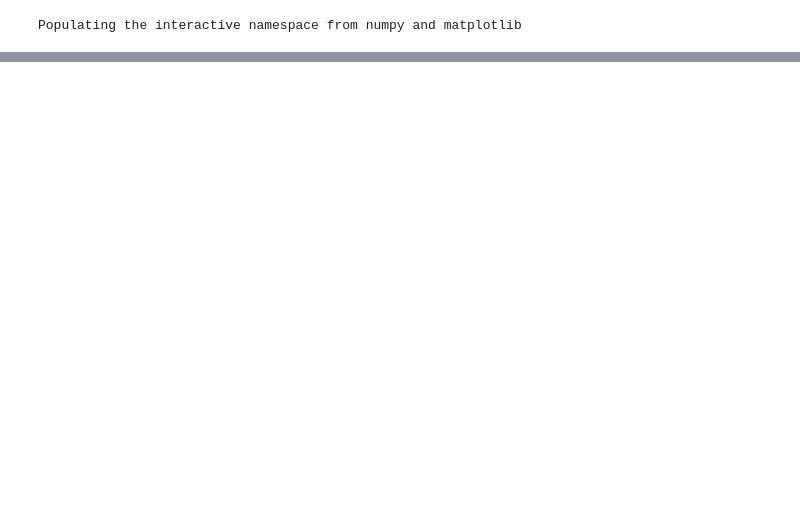
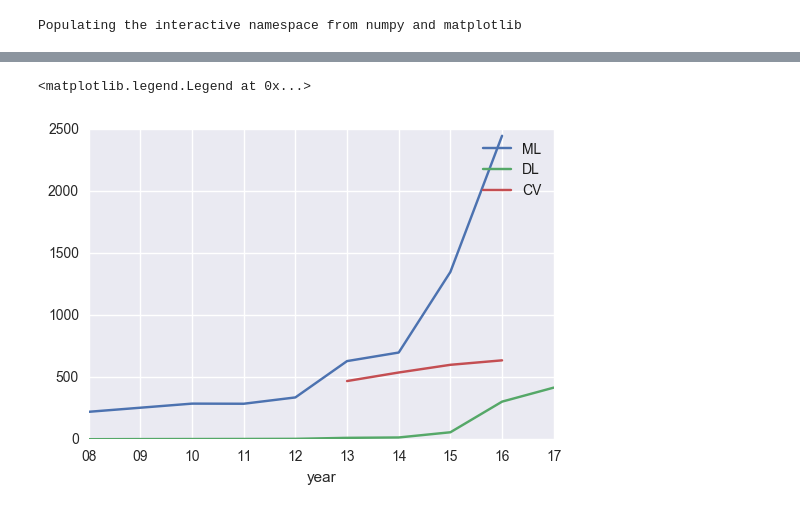
Before and after one commit to neiljelmert/DSI-Projects, a Jupyter notebook: Capstone_/Capstone_LDA.ipynb, the cells around one changed output, grey strips where cells are left out. Cells and saved outputs as stored; diff of their text form; code cells hidden in the pictures; blank space fills up the shorter version.

```diff
--- a/Capstone_/Capstone_LDA.ipynb
+++ b/Capstone_/Capstone_LDA.ipynb
@@ -103,0 +44,2 @@ df_open_rev['source'] = 'OpenReview'
+# %%
+df_statml = df_statml.sort_values(by="created_at").reset_index(drop=True)
@@ -214,0 +297,26 @@ result.groupby(['year', 'genre']).count()["title"].plot(kind="bar")
+# %%
+res_ml = result[result.genre=='ML']
+res_dl = result[result.genre=='DL']
+res_cv = result[result.genre=='CV']
+# %%
+fig, ax = plt.subplots()
+res_ml.groupby(['year']).count()['title'].plot()
+res_dl.groupby(['year']).count()['title'].plot()
+res_cv.groupby(['year']).count()['title'].plot()
+
+labels = [item.get_text() for item in ax.get_xticklabels()]
+labels[0] = '08'
+labels[1] = '09'
+labels[2] = '10'
+labels[3] = '11'
+labels[4] = '12'
+labels[5] = '13'
+labels[6] = '14'
+labels[7] = '15'
+labels[8] = '16'
+labels[9] = '17'
+ax.set_xticklabels(labels)
+plt.legend(["ML", "DL", "CV"])
+# %% [output]
+<matplotlib.legend.Legend at 0x...>
+[figure, added]
```
Also changed, not shown: parts of 156 cells of this notebook, 34 other files.
